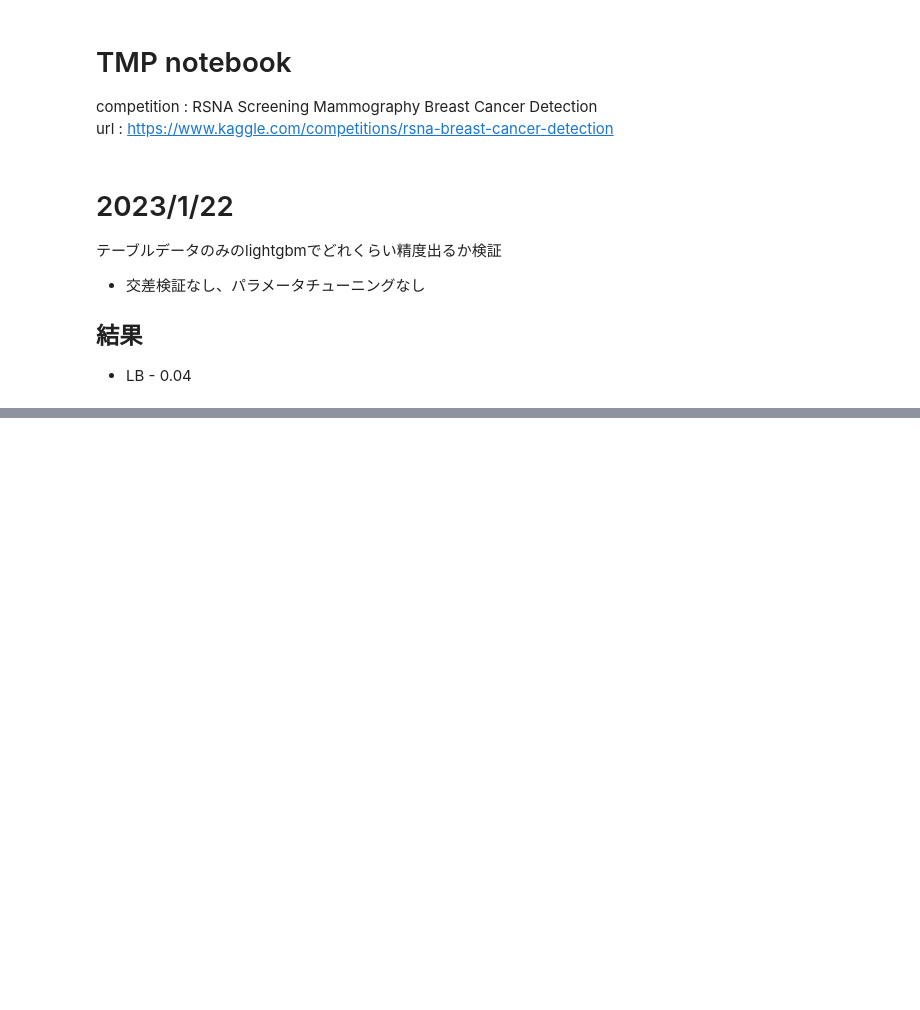
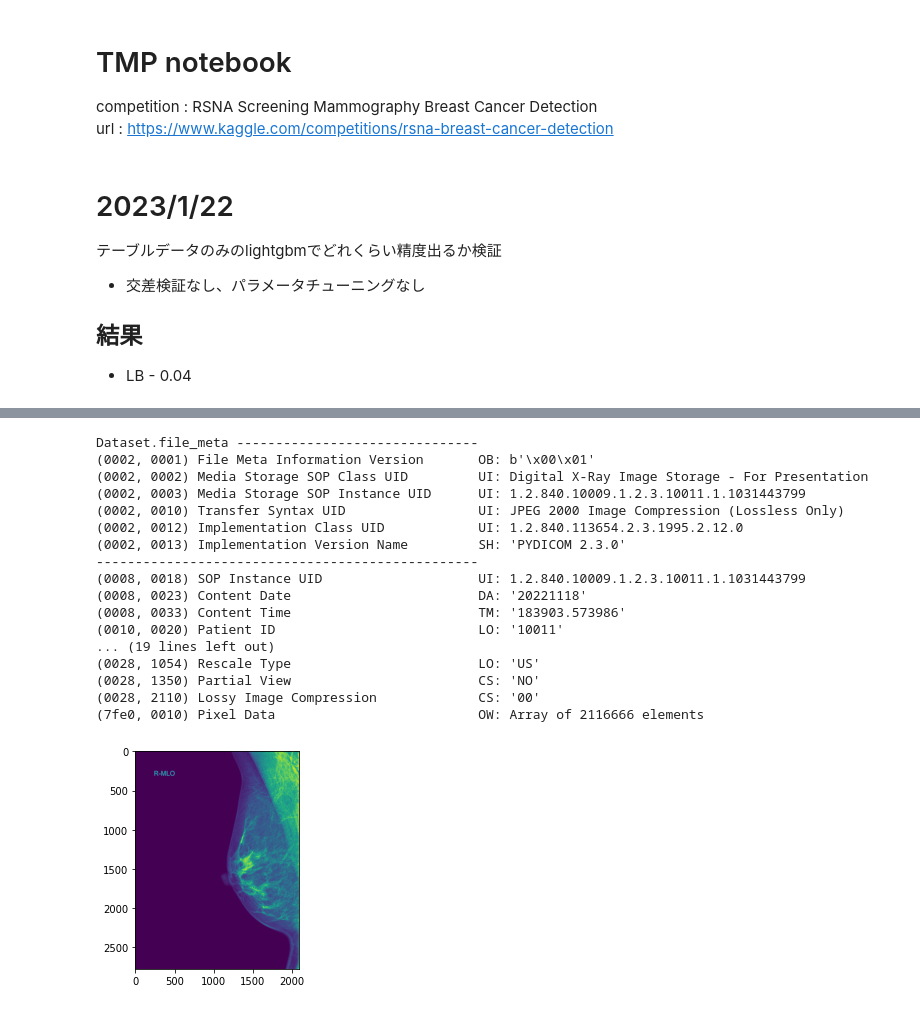
Before and after one commit to sanma-1230/kaggle-competition-rsna, a Jupyter notebook: rsna-tmp.ipynb, the cells around one changed output, grey strips where cells are left out. Drawn from its saved outputs; the diff is of its cells as text; code cells hidden in the pictures; blank space fills up the shorter version.

Commit message:
Kaggle Notebook | RSNA-(TMP) | Version 4

```diff
--- a/rsna-tmp.ipynb
+++ b/rsna-tmp.ipynb
@@ -72,0 +136,25 @@ sub.to_csv('submission.csv', index=None)
+# %%
+sample_image = '/kaggle/input/rsna-breast-cancer-detection/train_images/10011/1031443799.dcm'
+im_data = pydicom.dcmread(sample_image)
+print(im_data)
+plt.imshow(im_data.pixel_array)
+plt.show()
+# %% [output]
+Dataset.file_meta -------------------------------
+(0002, 0001) File Meta Information Version       OB: b'\x00\x01'
+(0002, 0002) Media Storage SOP Class UID         UI: Digital X-Ray Image Storage - For Presentation
+(0002, 0003) Media Storage SOP Instance UID      UI: 1.2.840.10009.1.2.3.10011.1.1031443799
+(0002, 0010) Transfer Syntax UID                 UI: JPEG 2000 Image Compression (Lossless Only)
+(0002, 0012) Implementation Class UID            UI: 1.2.840.113654.2.3.1995.2.12.0
+(0002, 0013) Implementation Version Name         SH: 'PYDICOM 2.3.0'
+-------------------------------------------------
+(0008, 0018) SOP Instance UID                    UI: 1.2.840.10009.1.2.3.10011.1.1031443799
+(0008, 0023) Content Date                        DA: '20221118'
+(0008, 0033) Content Time                        TM: '183903.573986'
+(0010, 0020) Patient ID                          LO: '10011'
+... (19 lines left out)
+(0028, 1054) Rescale Type                        LO: 'US'
+(0028, 1350) Partial View                        CS: 'NO'
+(0028, 2110) Lossy Image Compression             CS: '00'
+(7fe0, 0010) Pixel Data                          OW: Array of 2116666 elements
+[figure, added]
```
Also changed, not shown: parts of 9 cells of this notebook.
